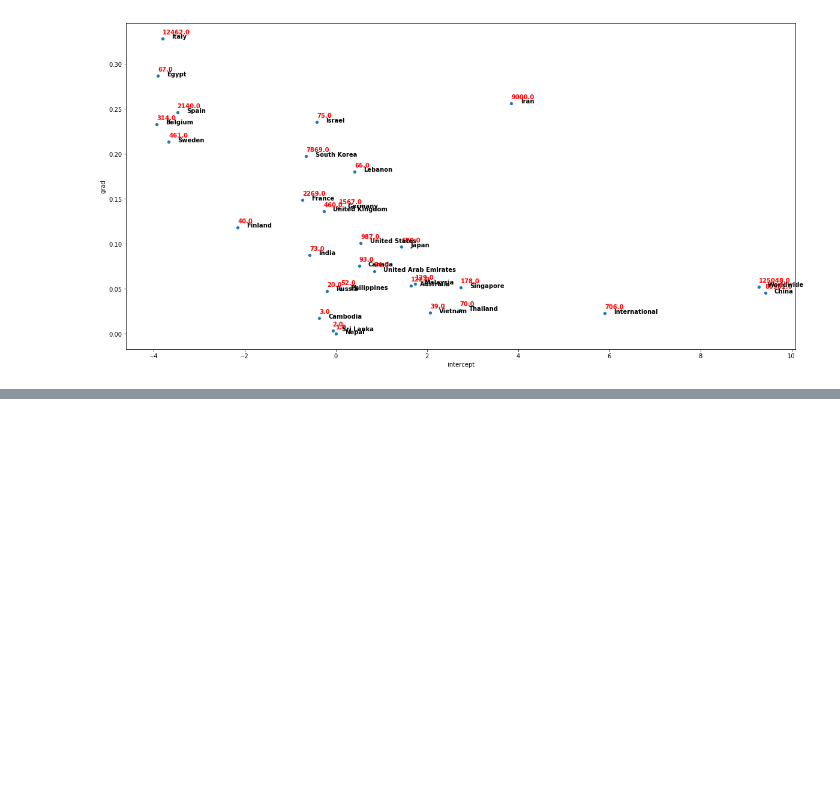
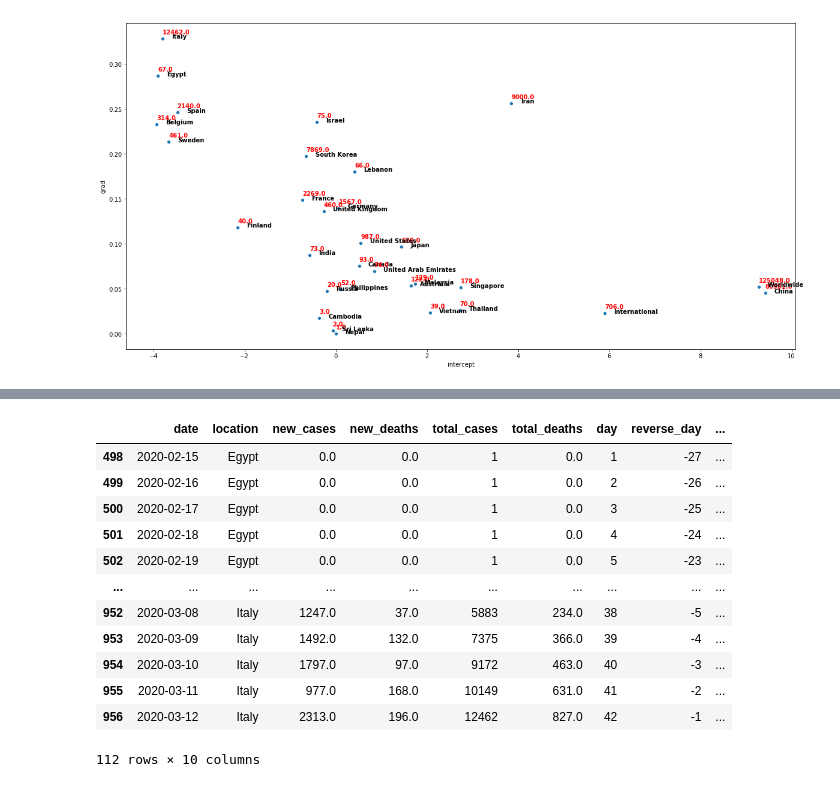
Before and after one commit to rishemjit/COVID_analysis, a Jupyter notebook: Analysis.ipynb, the cells around one changed output, grey strips where cells are left out. Cells and saved outputs as stored; diff of their text form; code cells hidden in the pictures; blank space fills up the shorter version.

```diff
--- a/Analysis.ipynb
+++ b/Analysis.ipynb
@@ -475,7 +463,7 @@ dCV_complete = pd.DataFrame()
 
 for country, data in dCV_country.items():
     #print(data)
-    if len(data.loc[data['total_cases']>72])> 0:
+    if len(data.loc[data['total_cases']>0])> 0:
 
         dCV_complete =dCV_complete.append(data)
 # %%
@@ -483,10 +485,24 @@ dCV_complete
 # %%
 # delete countries where no of cases are less than 73
 
 
-country = ['India', 'Italy', 'Iran', 'France', 'Germany', 'United States', 'Japan']
-temp = dCV_complete.loc[(dCV_complete['total_cases']>=18) &(dCV_complete['location'].isin(country)) ] #
+country = ['India', 'Italy', 'Egypt']
+temp = dCV_complete.loc[(dCV_complete['location'].isin(country)) ] # (dCV_complete['total_cases']>=18) &
 temp
+# %% [output]
+|  | date | location | new_cases | new_deaths | total_cases | total_deaths | day | reverse_day | ... |
+| 498 | 2020-02-15 | Egypt | 0.0 | 0.0 | 1 | 0.0 | 1 | -27 | ... |
+| 499 | 2020-02-16 | Egypt | 0.0 | 0.0 | 1 | 0.0 | 2 | -26 | ... |
+| 500 | 2020-02-17 | Egypt | 0.0 | 0.0 | 1 | 0.0 | 3 | -25 | ... |
+| 501 | 2020-02-18 | Egypt | 0.0 | 0.0 | 1 | 0.0 | 4 | -24 | ... |
+| 502 | 2020-02-19 | Egypt | 0.0 | 0.0 | 1 | 0.0 | 5 | -23 | ... |
+| ... | ... | ... | ... | ... | ... | ... | ... | ... | ... |
+| 952 | 2020-03-08 | Italy | 1247.0 | 37.0 | 5883 | 234.0 | 38 | -5 | ... |
+| 953 | 2020-03-09 | Italy | 1492.0 | 132.0 | 7375 | 366.0 | 39 | -4 | ... |
+| 954 | 2020-03-10 | Italy | 1797.0 | 97.0 | 9172 | 463.0 | 40 | -3 | ... |
+| 955 | 2020-03-11 | Italy | 977.0 | 168.0 | 10149 | 631.0 | 41 | -2 | ... |
+| 956 | 2020-03-12 | Italy | 2313.0 | 196.0 | 12462 | 827.0 | 42 | -1 | ... |
+112 rows × 10 columns
 # %%
 import seaborn as sns
 plt.figure(figsize=[20,10])
```
Also changed, not shown: parts of 4 cells of this notebook.
